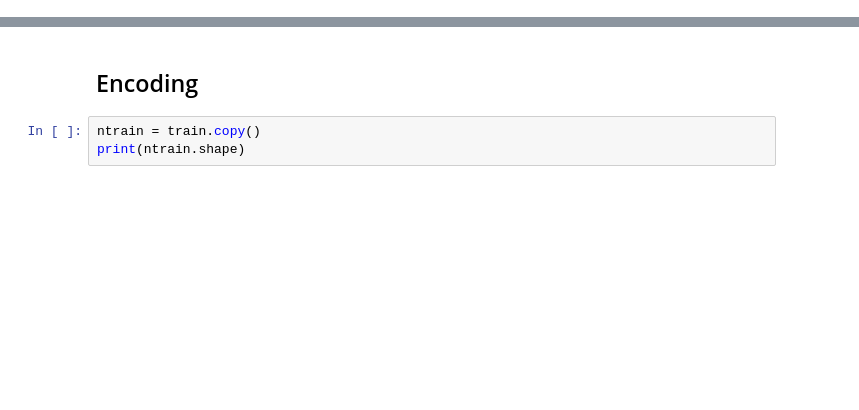
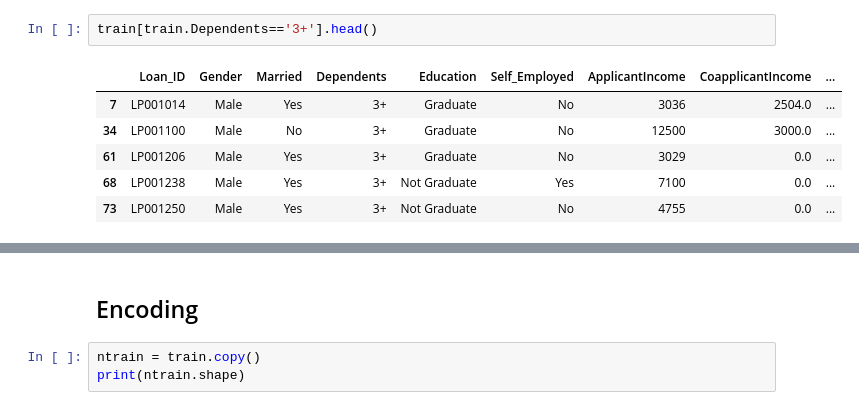
Before and after one commit to imeugeneco/chonggakkimchi, a Jupyter notebook: loan-prediction/test.ipynb, the cells around one changed output, grey strips where cells are left out. Drawn from its saved outputs; the diff is of its cells as text; blank space fills up the shorter version.

```diff
--- a/loan-prediction/test.ipynb
+++ b/loan-prediction/test.ipynb
@@ -16,0 +36,9 @@ train.head()
+# %%
+train[train.Dependents=='3+'].head()
+# %% [output]
+|  | Loan_ID | Gender | Married | Dependents | Education | Self_Employed | ApplicantIncome | CoapplicantIncome | ... |
+| 7 | LP001014 | Male | Yes | 3+ | Graduate | No | 3036 | 2504.0 | ... |
+| 34 | LP001100 | Male | No | 3+ | Graduate | No | 12500 | 3000.0 | ... |
+| 61 | LP001206 | Male | Yes | 3+ | Graduate | No | 3029 | 0.0 | ... |
+| 68 | LP001238 | Male | Yes | 3+ | Not Graduate | Yes | 7100 | 0.0 | ... |
+| 73 | LP001250 | Male | Yes | 3+ | Not Graduate | No | 4755 | 0.0 | ... |
```
Also changed, not shown: parts of 35 cells of this notebook, 2 other files.
